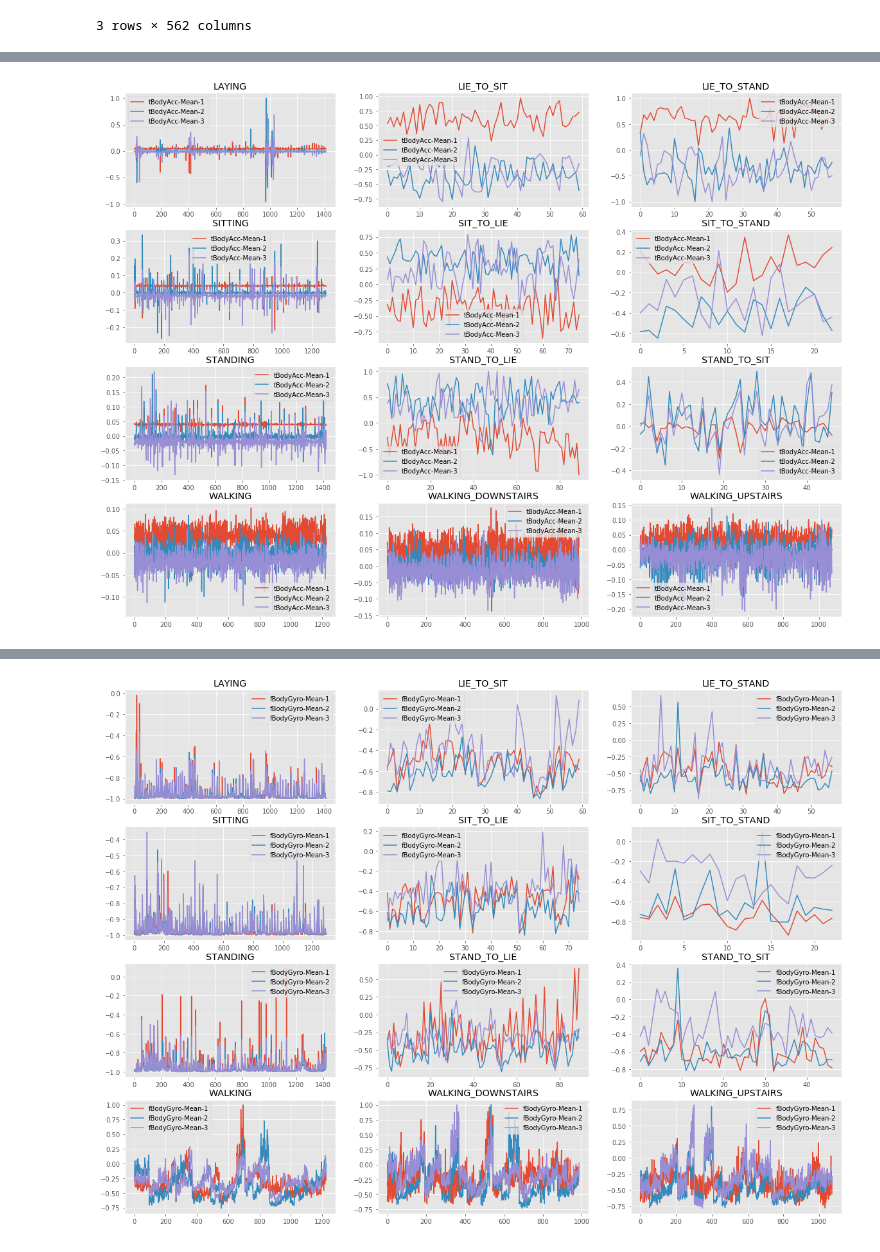
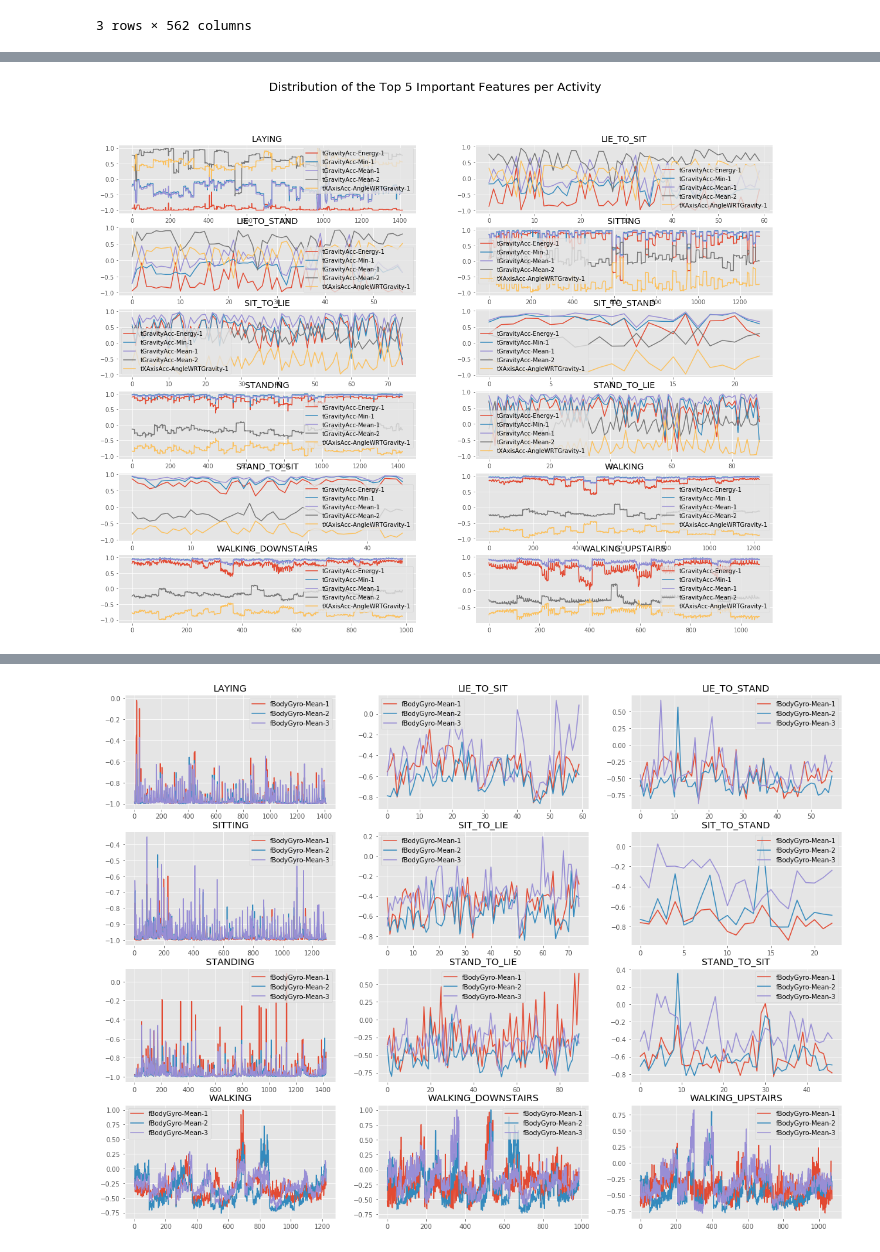
Before and after one commit to bobbleoxs/machine_learning, a Jupyter notebook: Project - capstone HAR/HAR_ShanSun.ipynb, the cells around one changed output, grey strips where cells are left out. Drawn from its saved outputs; the diff is of its cells as text; code cells hidden in the pictures.

```diff
--- a/Project - capstone HAR/HAR_ShanSun.ipynb
+++ b/Project - capstone HAR/HAR_ShanSun.ipynb
@@ -136,0 +199,3 @@ X_train.head(3)
+# %%
+important_features =[features[56],features[52],features[40],features[41],features[558]]
+important_features
@@ -137,11 +208,18 @@ X_train.head(3)
 # %%
-act_grp = X_train.groupby('activity')
+'''act_grp = X_train.groupby('activity')
 plt.figure(figsize=(10, 10))
 
 for name, group in act_grp:
-
-    plt.plot(group['tBodyGyroMag-Mean-1'],'.', label=name)
+    fig, axes = plt.subplots(nrows = 1, ncols = 1)
+    fig.set_size_inches(10,7.55)
+    plt.plot(group['tBodyAcc-Mean-1'],'.', label=name)
+    plt.plot(group['tBodyAcc-Mean-2'],'.', label=name)
+    plt.plot(group['tBodyAcc-Mean-3'],'.', label=name)
+    plt.plot(group['tGravityAcc-Mean-1'],'.', label=name)
+    plt.plot(group['tGravityAcc-Mean-2'],'.', label=name)
+    plt.plot(group['tGravityAcc-Mean-3'],'.', label=name)
 
 plt.legend(loc='best')
 plt.show()
+'''
 # %% [output]
@@ -149,23 +227,26 @@ plt.show()
 # %%
-def plot_features_activity(features, sharex = True, sharey = True):
-    fig, axes = plt.subplots(nrows = 4, ncols = 3)
+def plot_features_activity(features,title, sharex = True, sharey = True):
+    fig, axes = plt.subplots(nrows = 6, ncols = 2)
     fig.set_size_inches(20,15)
+    plt.suptitle(title, fontsize=20)
 
     x_loc = 0
     y_loc = 0
 
     for activity in np.unique(y_train):
-        X_train[X_train['activity'] == activity][features].plot(use_index = False, ax = axes[y_loc, x_loc])
+        X_train[X_train['activity'] == activity][features].plot( use_index = False, ax = axes[y_loc, x_loc])
         axes[y_loc, x_loc].set_title(activity)
 
-        if x_loc < 2:
+        if x_loc < 1:
             x_loc += 1
         else:
             x_loc = 0
             y_loc += 1
+
+title = 'Distribution of the Top 5 Important Features per Activity'
 # %%
-features = ['tBodyAcc-Mean-1', 'tBodyAcc-Mean-2', 'tBodyAcc-Mean-3']
-plot_features_activity(features)
+#features = ['tBodyAcc-Mean-1', 'tBodyAcc-Mean-2', 'tBodyAcc-Mean-3']
+plot_features_activity(important_features, title)
 # %% [output]
-[figure, old version]
+[figure, new version]
 # %%
```
Also changed, not shown: parts of 25 cells of this notebook, 2 other files.
